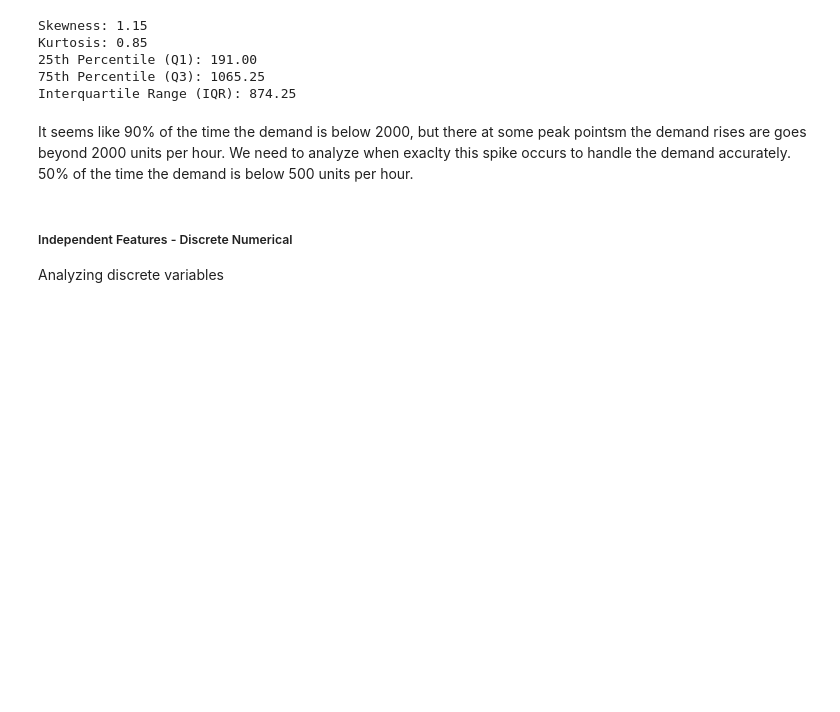
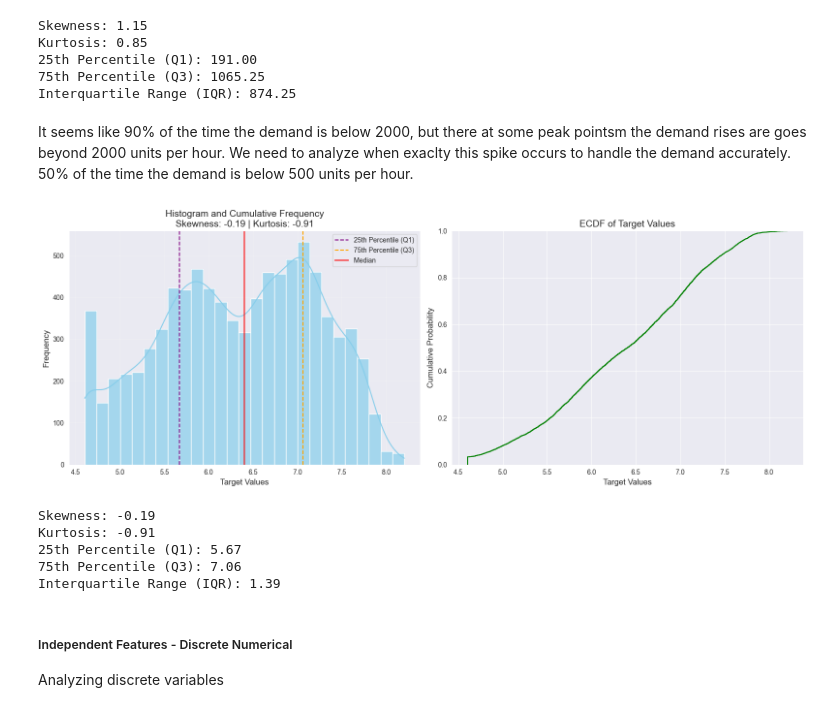
Before and after one commit to manuelmj39/bike-demand-prediction, a Jupyter notebook: notebooks/data-analysis.ipynb, the cells around one changed output. Saved outputs shown, nothing was run; the diff lists cells and outputs as text; code cells hidden in the pictures; blank space fills up the shorter version.

```diff
--- a/notebooks/data-analysis.ipynb
+++ b/notebooks/data-analysis.ipynb
@@ -291,6 +291,16 @@ Kurtosis: 0.85
 Interquartile Range (IQR): 874.25
 # %% [markdown]
 It seems like 90% of the time the demand is below 2000, but there at some peak pointsm the demand rises are goes beyond 2000 units per hour. We need to analyze when exaclty this spike occurs to handle the demand accurately. 50% of the time the demand is below 500 units per hour.
+# %%
+#Log Distribution of the target.
+plot_target_distribution(np.log(raw_df[target_col[0]]+100))
+# %% [output]
+[figure, added]
+Skewness: -0.19
+Kurtosis: -0.91
+25th Percentile (Q1): 5.67
+75th Percentile (Q3): 7.06
+Interquartile Range (IQR): 1.39
 # %% [markdown]
 ##### Independent Features - Discrete Numerical
 
```
Also changed, not shown: parts of 14 cells of this notebook, 10 other files.
